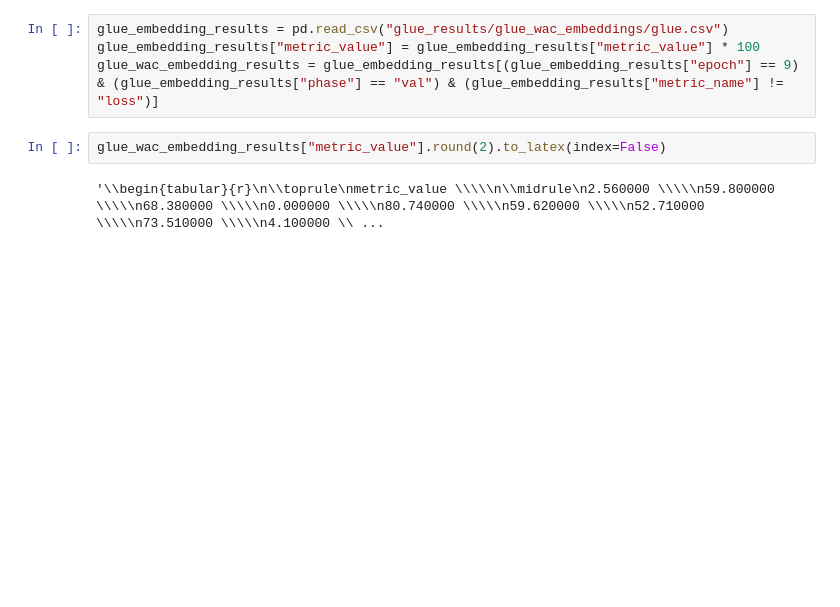
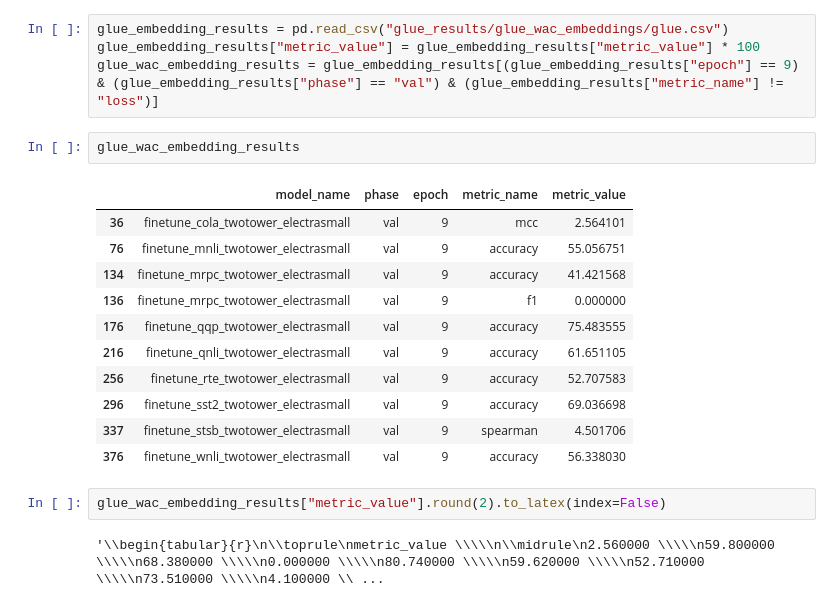
Before and after one commit to Adam-Torek/Renaissance-WAC, a Jupyter notebook: results_viewer.ipynb, the cells around one changed output. Saved outputs shown, nothing was run; the diff lists cells and outputs as text; blank space fills up the shorter version.

Commit message:
got GLUE results from updated base model training and testing improved settings on WAC-enabled models

```diff
--- a/results_viewer.ipynb
+++ b/results_viewer.ipynb
@@ -95,6 +95,20 @@ glue_results_table["metric_value"].round(2).to_latex(index=False)
 glue_embedding_results = pd.read_csv("glue_results/glue_wac_embeddings/glue.csv")
 glue_embedding_results["metric_value"] = glue_embedding_results["metric_value"] * 100
 glue_wac_embedding_results = glue_embedding_results[(glue_embedding_results["epoch"] == 9) & (glue_embedding_results["phase"] == "val") & (glue_embedding_results["metric_name"] != "loss")]
+# %%
+glue_wac_embedding_results
+# %% [output]
+|  | model_name | phase | epoch | metric_name | metric_value |
+| 36 | finetune_cola_twotower_electrasmall | val | 9 | mcc | 2.564101 |
+| 76 | finetune_mnli_twotower_electrasmall | val | 9 | accuracy | 55.056751 |
+| 134 | finetune_mrpc_twotower_electrasmall | val | 9 | accuracy | 41.421568 |
+| 136 | finetune_mrpc_twotower_electrasmall | val | 9 | f1 | 0.000000 |
+| 176 | finetune_qqp_twotower_electrasmall | val | 9 | accuracy | 75.483555 |
+| 216 | finetune_qnli_twotower_electrasmall | val | 9 | accuracy | 61.651105 |
+| 256 | finetune_rte_twotower_electrasmall | val | 9 | accuracy | 52.707583 |
+| 296 | finetune_sst2_twotower_electrasmall | val | 9 | accuracy | 69.036698 |
+| 337 | finetune_stsb_twotower_electrasmall | val | 9 | spearman | 4.501706 |
+| 376 | finetune_wnli_twotower_electrasmall | val | 9 | accuracy | 56.338030 |
 # %%
 glue_wac_embedding_results["metric_value"].round(2).to_latex(index=False)
 # %% [output]
```
Also changed, not shown: parts of 5 cells of this notebook, 1 other file.
